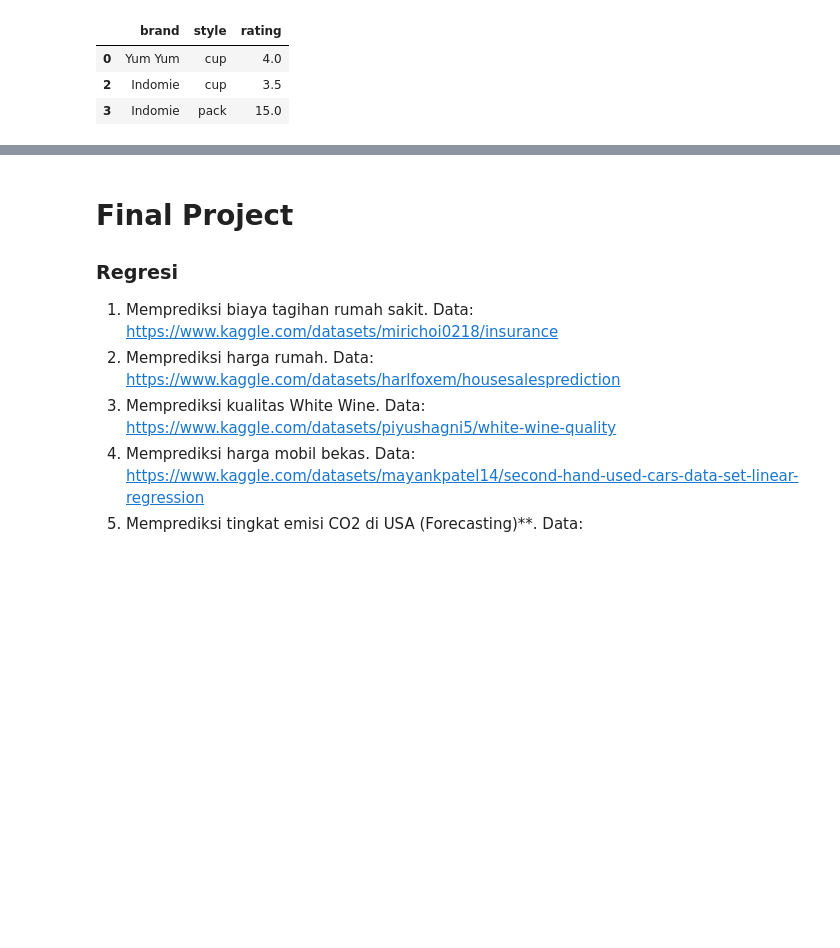
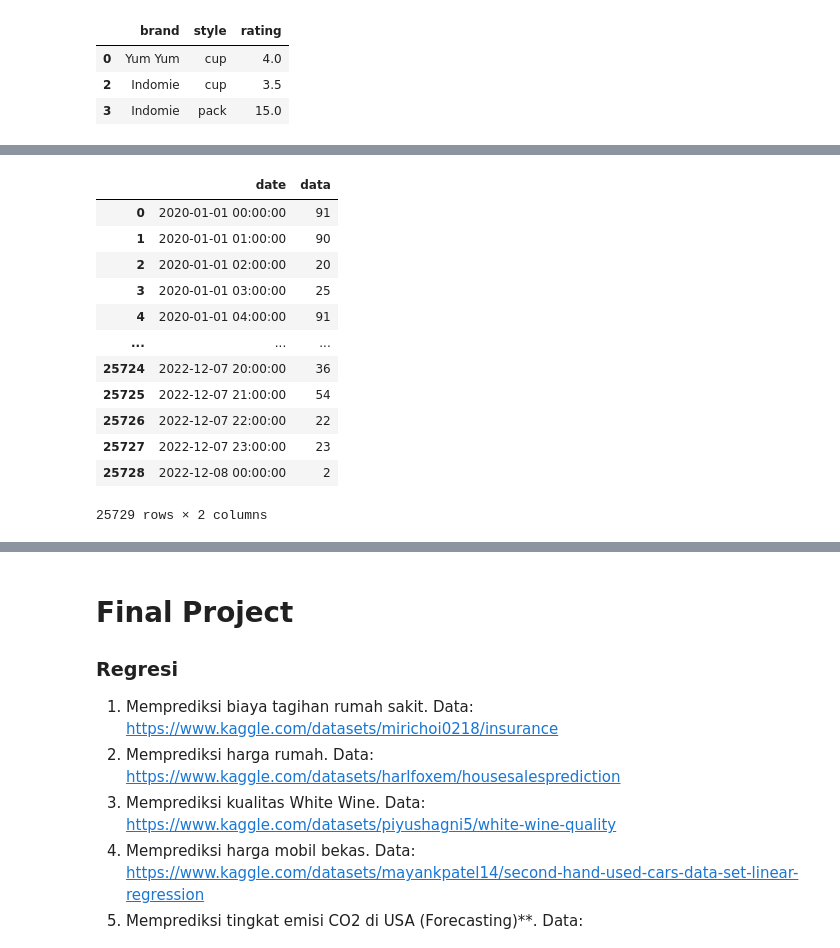
Before and after one commit to r-ap/TrainingMachineLearning, a Jupyter notebook: BFI_PYIM_6_2.ipynb, the cells around one changed output, grey strips where cells are left out. Cells and saved outputs as stored; diff of their text form; code cells hidden in the pictures; blank space fills up the shorter version.

```diff
--- a/BFI_PYIM_6_2.ipynb
+++ b/BFI_PYIM_6_2.ipynb
@@ -209,0 +235,25 @@ df[~df.duplicated(subset=['brand','style'], keep='first')]
+# %%
+from datetime import datetime
+import numpy as np
+
+date_rng = pd.date_range(start='1/01/2020', end='12/08/2022', freq='H')
+
+df_time = pd.DataFrame(date_rng, columns=['date'])
+
+df_time['data'] = np.random.randint(0,100,size=(len(date_rng)))
+
+df_time
+# %% [output]
+|  | date | data |
+| 0 | 2020-01-01 00:00:00 | 91 |
+| 1 | 2020-01-01 01:00:00 | 90 |
+| 2 | 2020-01-01 02:00:00 | 20 |
+| 3 | 2020-01-01 03:00:00 | 25 |
+| 4 | 2020-01-01 04:00:00 | 91 |
+| ... | ... | ... |
+| 25724 | 2022-12-07 20:00:00 | 36 |
+| 25725 | 2022-12-07 21:00:00 | 54 |
+| 25726 | 2022-12-07 22:00:00 | 22 |
+| 25727 | 2022-12-07 23:00:00 | 23 |
+| 25728 | 2022-12-08 00:00:00 | 2 |
+25729 rows × 2 columns
```
Also changed, not shown: parts of 5 cells of this notebook.
